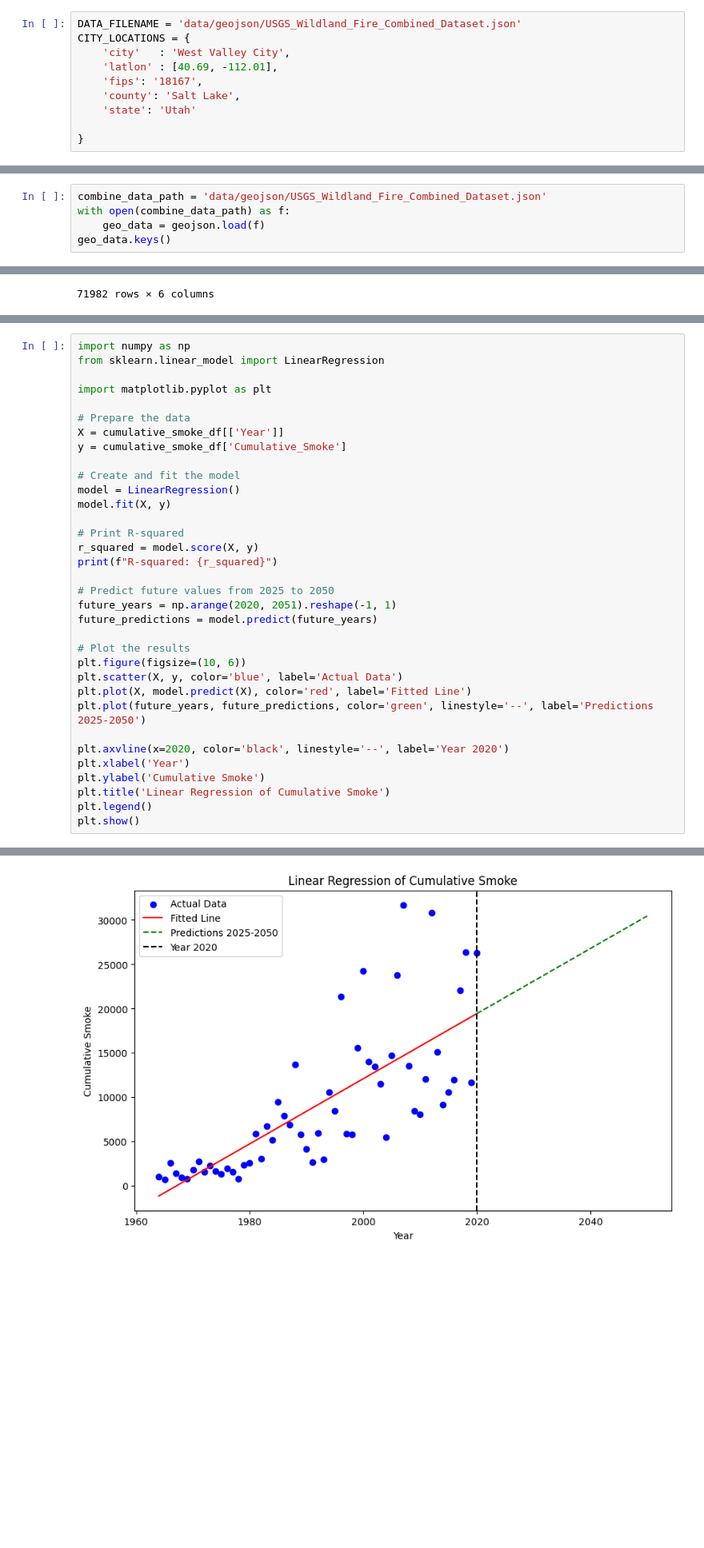
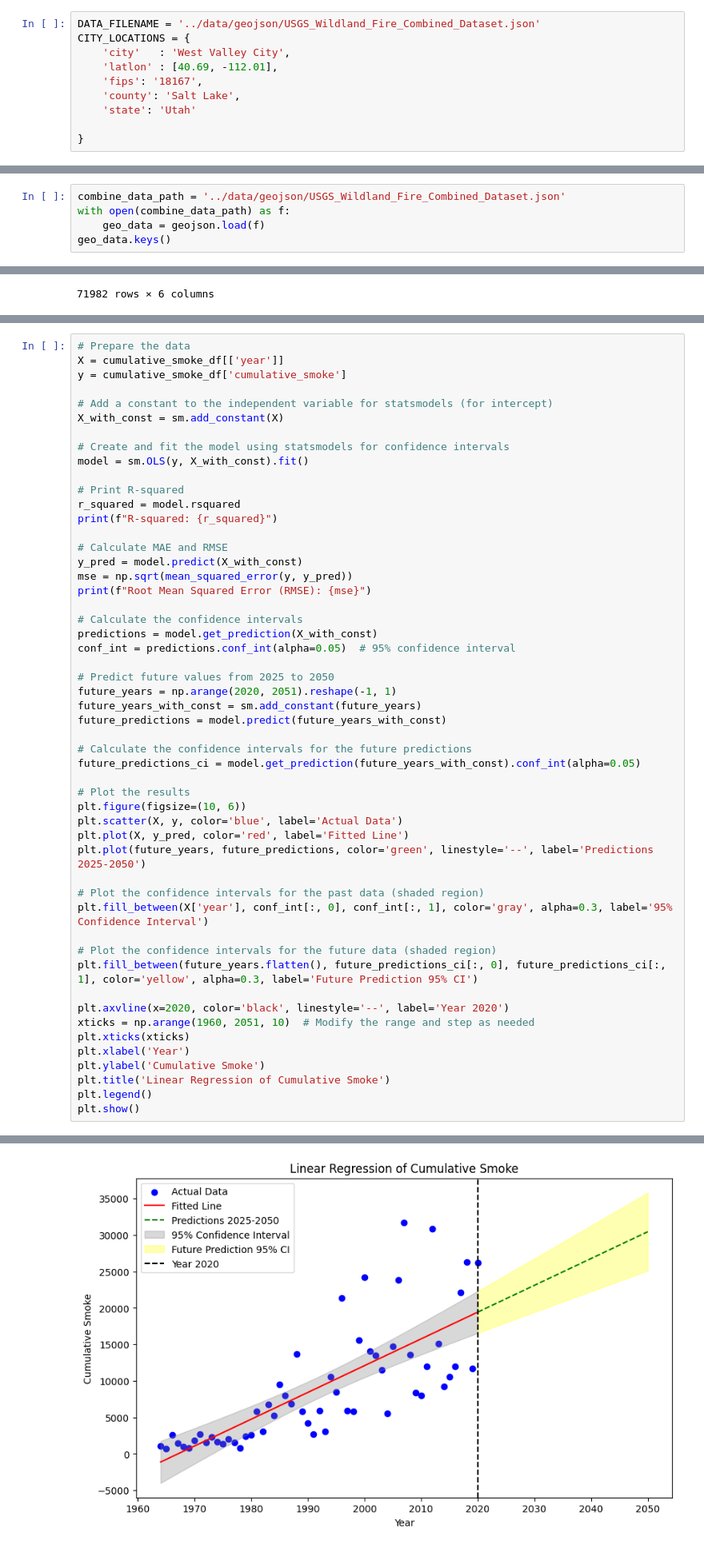
Before and after one commit to data512uwmsds/data512_project, a Jupyter notebook: notebooks/part_1_distance.ipynb, the cells around one changed output, grey strips where cells are left out. Shown at 80% size. Cells and saved outputs as stored; diff of their text form; blank space fills up the shorter version.

```diff
--- a/notebooks/part_1_distance.ipynb
+++ b/notebooks/part_1_distance.ipynb
@@ -12,7 +16,7 @@ import requests
 # %% [markdown]
 ### City Information
 # %%
-DATA_FILENAME = 'data/geojson/USGS_Wildland_Fire_Combined_Dataset.json'
+DATA_FILENAME = '../data/geojson/USGS_Wildland_Fire_Combined_Dataset.json'
 CITY_LOCATIONS = {
     'city'   : 'West Valley City',
     'latlon' : [40.69, -112.01],
@@ -107,7 +111,7 @@ A key for the https://aqs.epa.gov/data/api API
 # %% [markdown]
 Read wildfire data using json formats
 # %%
-combine_data_path = 'data/geojson/USGS_Wildland_Fire_Combined_Dataset.json'
+combine_data_path = '../data/geojson/USGS_Wildland_Fire_Combined_Dataset.json'
 with open(combine_data_path) as f:
     geo_data = geojson.load(f)
 geo_data.keys()
@@ -486,34 +472,52 @@ print(cumulative_smoke_df)
 ### Predictive model
 Build a predictive model to predict smoke estimates for every year in the future until 2050.
 # %%
-import numpy as np
-from sklearn.linear_model import LinearRegression
+# Prepare the data
+X = cumulative_smoke_df[['year']]
+y = cumulative_smoke_df['cumulative_smoke']
 
-import matplotlib.pyplot as plt
+# Add a constant to the independent variable for statsmodels (for intercept)
+X_with_const = sm.add_constant(X)
 
-# Prepare the data
-X = cumulative_smoke_df[['Year']]
-y = cumulative_smoke_df['Cumulative_Smoke']
-
-# Create and fit the model
-model = LinearRegression()
-model.fit(X, y)
+# Create and fit the model using statsmodels for confidence intervals
+model = sm.OLS(y, X_with_const).fit()
 
 # Print R-squared
-r_squared = model.score(X, y)
+r_squared = model.rsquared
 print(f"R-squared: {r_squared}")
+
+# Calculate MAE and RMSE
+y_pred = model.predict(X_with_const)
+mse = np.sqrt(mean_squared_error(y, y_pred))
+print(f"Root Mean Squared Error (RMSE): {mse}")
+
+# Calculate the confidence intervals
+predictions = model.get_prediction(X_with_const)
+conf_int = predictions.conf_int(alpha=0.05)  # 95% confidence interval
 
 # Predict future values from 2025 to 2050
 future_years = np.arange(2020, 2051).reshape(-1, 1)
-future_predictions = model.predict(future_years)
+future_years_with_const = sm.add_constant(future_years)
+future_predictions = model.predict(future_years_with_const)
+
+# Calculate the confidence intervals for the future predictions
+future_predictions_ci = model.get_prediction(future_years_with_const).conf_int(alpha=0.05)
 
 # Plot the results
 plt.figure(figsize=(10, 6))
 plt.scatter(X, y, color='blue', label='Actual Data')
-plt.plot(X, model.predict(X), color='red', label='Fitted Line')
+plt.plot(X, y_pred, color='red', label='Fitted Line')
 plt.plot(future_years, future_predictions, color='green', linestyle='--', label='Predictions 2025-2050')
 
+# Plot the confidence intervals for the past data (shaded region)
+plt.fill_between(X['year'], conf_int[:, 0], conf_int[:, 1], color='gray', alpha=0.3, label='95% Confidence Interval')
+
+# Plot the confidence intervals for the future data (shaded region)
+plt.fill_between(future_years.flatten(), future_predictions_ci[:, 0], future_predictions_ci[:, 1], color='yellow', alpha=0.3, label='Future Prediction 95% CI')
+
 plt.axvline(x=2020, color='black', linestyle='--', label='Year 2020')
+xticks = np.arange(1960, 2051, 10)  # Modify the range and step as needed
+plt.xticks(xticks)
 plt.xlabel('Year')
 plt.ylabel('Cumulative Smoke')
 plt.title('Linear Regression of Cumulative Smoke')
@@ -524 +529 @@ R-squared: 0.555326902849287
-[figure, old version]
+[figure, new version]
```
Also changed, not shown: parts of 8 cells of this notebook.
